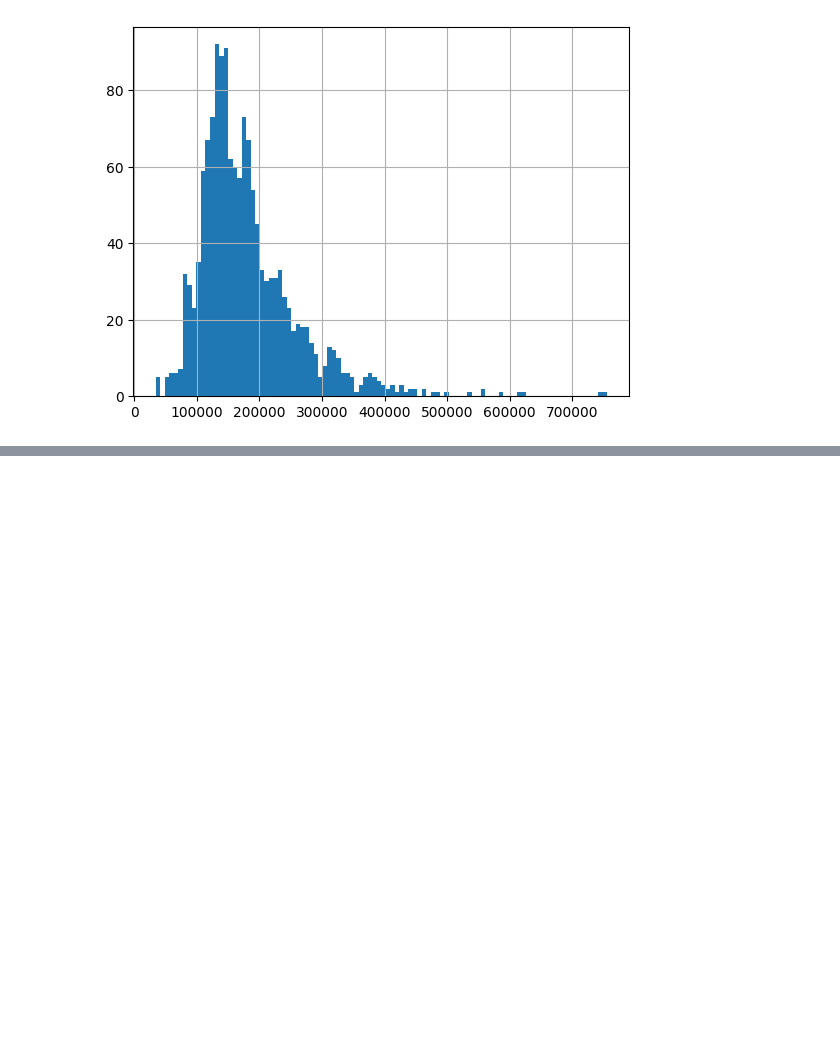
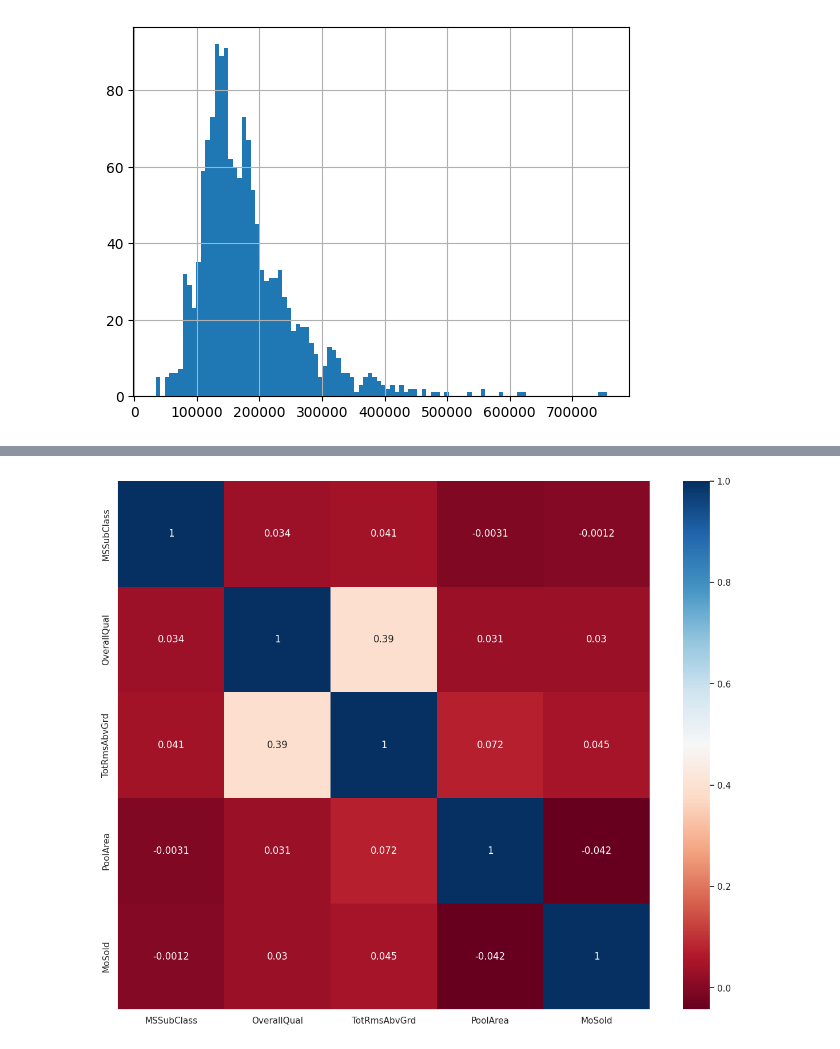
Before and after one commit to Uuranyum/Data_Science_Projects, a Jupyter notebook: house-price-prediction.ipynb, the cells around one changed output, grey strips where cells are left out. Saved outputs shown, nothing was run; the diff lists cells and outputs as text; code cells hidden in the pictures; blank space fills up the shorter version.

```diff
--- a/house-price-prediction.ipynb
+++ b/house-price-prediction.ipynb
@@ -369,0 +372,3 @@ plt.show()
+# %%
+corr = df[num_cols].corr()
+corr
@@ -369,0 +382,6 @@ plt.show()
+# %%
+sns.set(rc={'figure.figsize':(15,12)})
+sns.heatmap(corr, cmap='RdBu', annot=True)
+plt.show()
+# %% [output]
+[figure, added]
```
Also changed, not shown: parts of 17 cells of this notebook.
